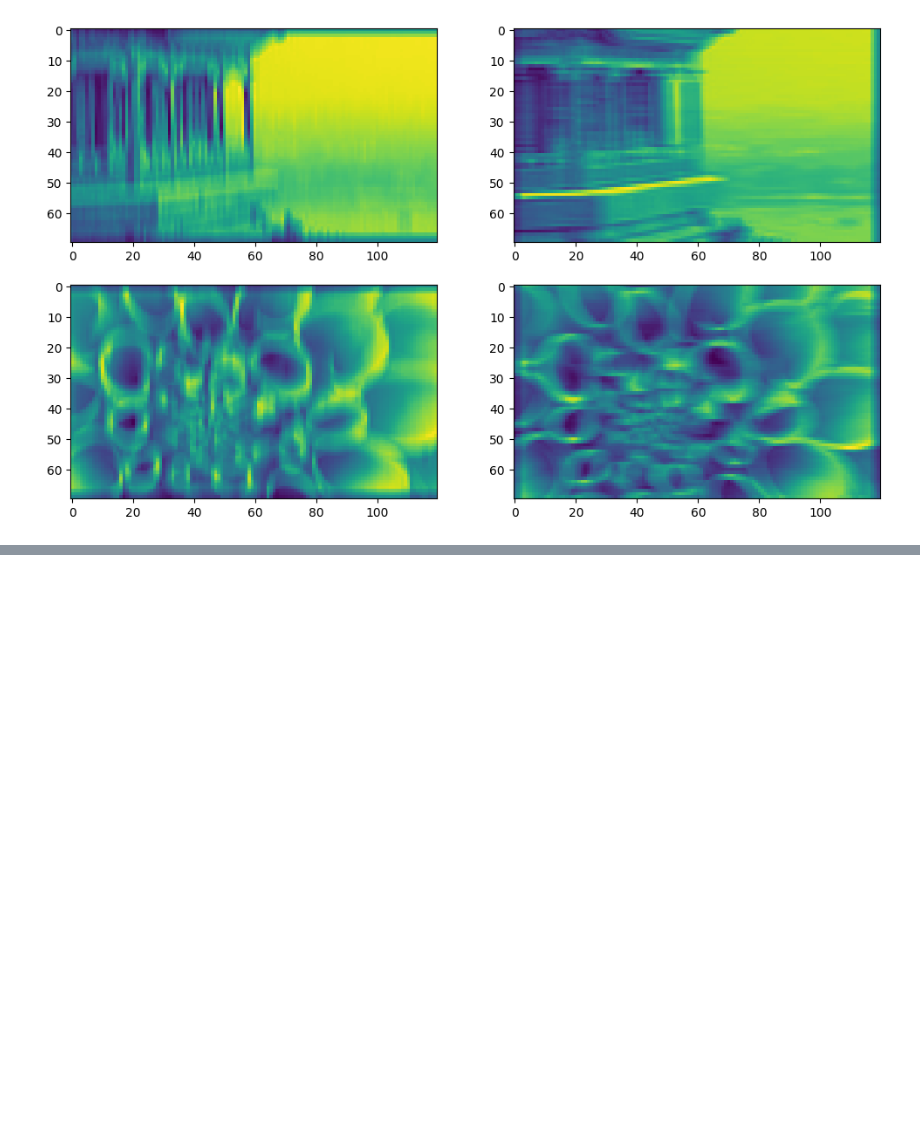
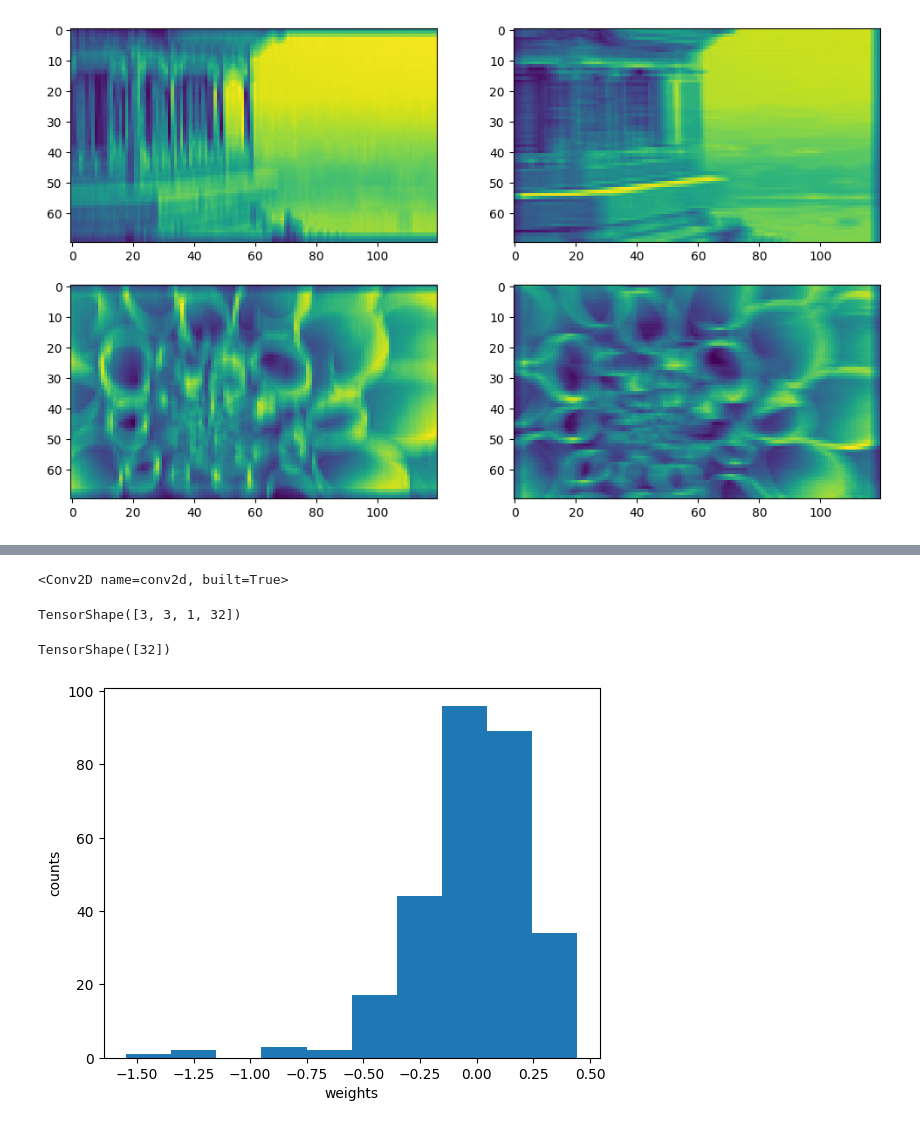
Before and after one commit to JakeOh/202505_BD50, a Jupyter notebook: lab_da/ml18_cnn.ipynb, the cells around one changed output, grey strips where cells are left out. Drawn from its saved outputs; the diff is of its cells as text; code cells hidden in the pictures; blank space fills up the shorter version.

```diff
--- a/lab_da/ml18_cnn.ipynb
+++ b/lab_da/ml18_cnn.ipynb
@@ -689,0 +756,27 @@ plt.show()
+# %%
+conv1 = model.layers[0]
+# %%
+conv1
+# %% [output]
+<Conv2D name=conv2d, built=True>
+# %%
+# 첫번째 합성곱 층에서 학습된 가중치(모델 파라미터)들
+# 가중치 shape: (height, width, channel, n_filters)
+conv1.weights[0].shape
+# %% [output]
+TensorShape([3, 3, 1, 32])
+# %%
+# 첫번째 합성곱 층에서 학습된 편향(bias)들
+# 편향 shape: (n_filters,)
+conv1.weights[1].shape
+# %% [output]
+TensorShape([32])
+# %%
+conv1_weights = conv1.weights[0].numpy()  # tf.Tensor --> np.ndarray 변환
+# %%
+plt.hist(conv1_weights.reshape((-1,))) # 4차원 배열 --> 1차원 배열로 변환.
+plt.xlabel('weights')
+plt.ylabel('counts')
+plt.show()
+# %% [output]
+[figure, added]
```
Also changed, not shown: parts of 22 cells of this notebook.
